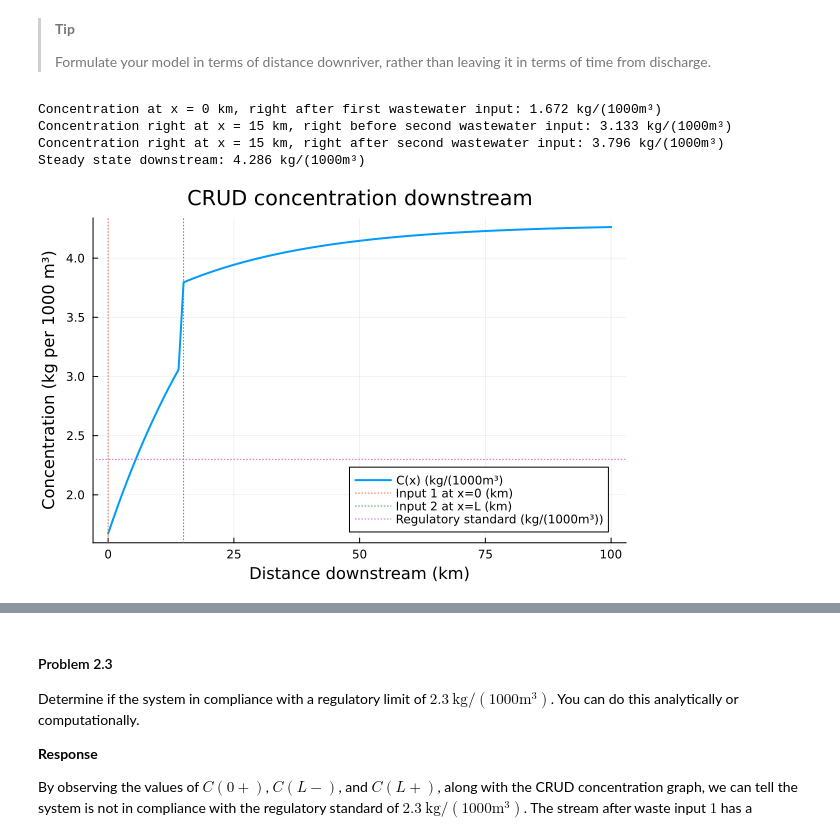
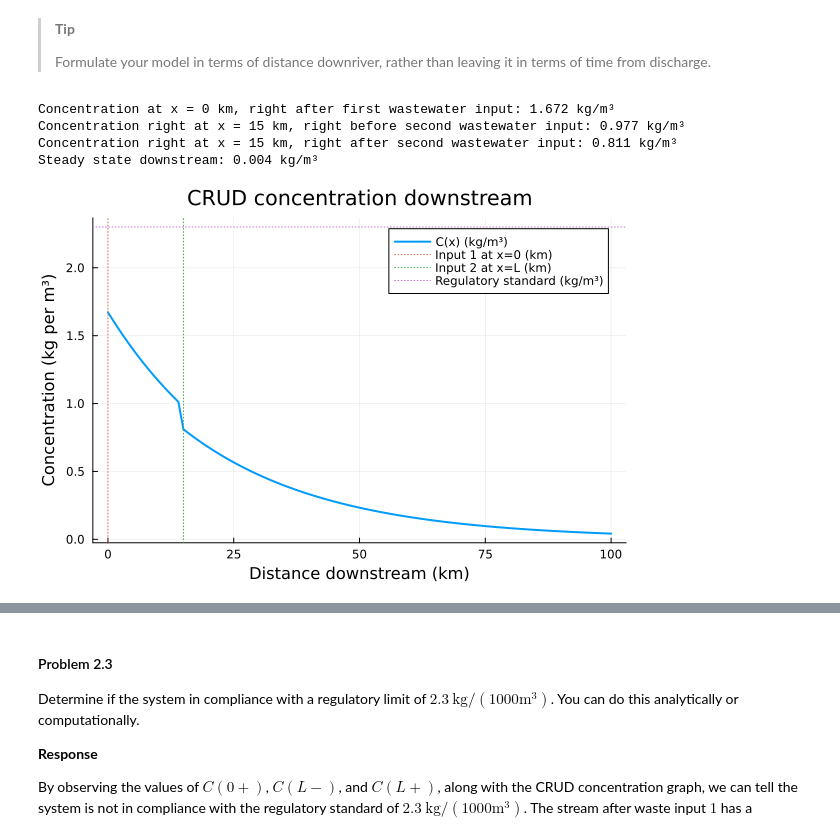
Before and after one commit to BEE4750-FA25/hw2-regina, a Jupyter notebook: hw02.ipynb, the cells around one changed output, grey strips where cells are left out. Drawn from its saved outputs; the diff is of its cells as text; code cells hidden in the pictures.

```diff
--- a/hw02.ipynb
+++ b/hw02.ipynb
@@ -125,11 +125,11 @@ and solving the appropriate differential equation(s) analytically.
 # %%
 
 Q = 250000 # river flow rate (m^3/d)
-Ci = 0.5/1000 # initial CRUD concentration in river (kg/m^3)
+Ci = 0.5 # initial CRUD concentration in river (kg/m^3)
 Q1 = 40000 # first wastewater input (kg/day)
-C1 = 9/1000 # concentration in first wastewater input (kg/m^3)
+C1 = 9 # concentration in first wastewater input (kg/m^3)
 Q2 = 60000 # second WW input (kg/m^3)
-C2 = 7/1000 # concentration in second WW input (kg/m^3)
+C2 = .007 # concentration in second WW input (kg/1000m^3)
 
 k = 0.36 # first order decay rate (1/day)
 d = 54 # rate CRUD is deposited by the atmosphere along the river (kg/km/d)
@@ -167,52 +167,52 @@ end
 
 # FIRST MIX: x = 0
 (Q3, C3) = two_streams_mix(Q, Ci, Q1, C1)
-println("Concentration at x = 0 km, right after first wastewater input: ", round(C3*1000, digits=3), " kg/(1000m³)")
+println("Concentration at x = 0 km, right after first wastewater input: ", round(C3, digits=3), " kg/m³")
 
 
 # conc at x = L- in reach 1
 C_L = conc_model(L, C3, Q3)
-println("Concentration right at x = 15 km, right before second wastewater input: ", round(C_L*1000, digits=3), " kg/(1000m³)")
+println("Concentration right at x = 15 km, right before second wastewater input: ", round(C_L, digits=3), " kg/m³")
 
 # SECOND MIX: x = 15 km
 (Q4, C4) = two_streams_mix(Q3, C_L, Q2, C2)
-println("Concentration right at x = 15 km, right after second wastewater input: ", round(C4*1000, digits=3), " kg/(1000m³)")
+println("Concentration right at x = 15 km, right after second wastewater input: ", round(C4, digits=3), " kg/m³")
 
 
 function model(x)
     if x < L #before 15 km
         C_out = steady_state_C(Q3) .+ (C3 - steady_state_C(Q3)) .* exp.((-k/v) .* (x))
-        C = C_out .*1000
+        C = C_out
 
     else #beyond 15 km
         C_out = steady_state_C(Q4) .+ (C4 - steady_state_C(Q4)) .* exp.((-k/v) .* (x-L))
-        C = C_out .*1000
+        C = C_out
     end
     return C
 end
 
-c_down_stream = steady_state_C(Q4)*1000
-println("Steady state downstream: ", round(c_down_stream, digits=3),  " kg/(1000m³)")
+c_down_stream = steady_state_C(Q4)
+println("Steady state downstream: ", round(c_down_stream, digits=3),  " kg/m³")
 
 x = 0:1:100
 conc = model.(x)
 
 
-p = plot(x, conc, lw=2, label="C(x) (kg/(1000m³)",
+p = plot(x, conc, lw=2, label="C(x) (kg/m³)",
          xlabel="Distance downstream (km)",
-         ylabel="Concentration (kg per 1000 m³)",
+         ylabel="Concentration (kg per m³)",
          title="CRUD concentration downstream")
 vline!(p, [0], ls=:dot, label="Input 1 at x=0 (km)")
 vline!(p, [L], ls=:dot, label="Input 2 at x=L (km)")
-hline!(p, [2.3], ls=:dot, label="Regulatory standard (kg/(1000m³))")
+hline!(p, [2.3], ls=:dot, label="Regulatory standard (kg/m³)")
 
 display(p)
 # %% [output]
-Concentration at x = 0 km, right after first wastewater input: 1.672 kg/(1000m³)
-Concentration right at x = 15 km, right before second wastewater input: 3.133 kg/(1000m³)
-Concentration right at x = 15 km, right after second wastewater input: 3.796 kg/(1000m³)
-Steady state downstream: 4.286 kg/(1000m³)
+Concentration at x = 0 km, right after first wastewater input: 1.672 kg/m³
+Concentration right at x = 15 km, right before second wastewater input: 0.977 kg/m³
+Concentration right at x = 15 km, right after second wastewater input: 0.811 kg/m³
+Steady state downstream: 0.004 kg/m³
-[figure, old version]
+[figure, new version]
 # %% [markdown]
 I modeled the river by splitting it into two plug-flows with instantaneous complete mixing at each wastewater input with first-order decay and deposition occurring as well. At each input, I used point-mixing to get the post-mix concentration,
 $$
```
Also changed, not shown: parts of 2 cells of this notebook.
